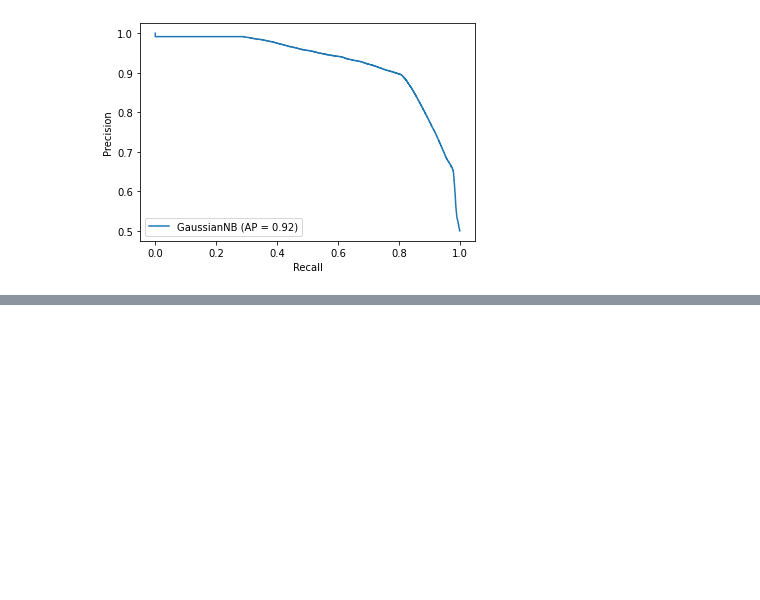
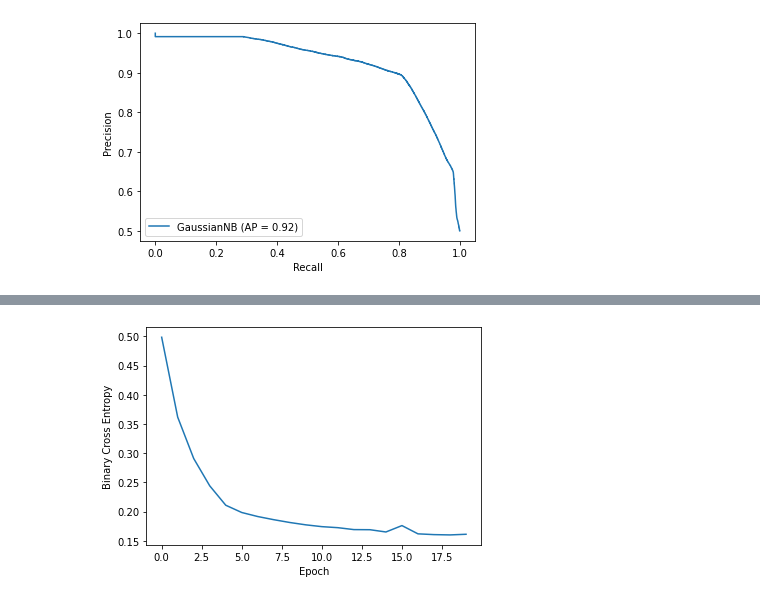
Before and after one commit to nickninov/Fraud-Detection, a Jupyter notebook: Algorithms.ipynb, the cells around one changed output, grey strips where cells are left out. Saved outputs shown, nothing was run; the diff lists cells and outputs as text; code cells hidden in the pictures; blank space fills up the shorter version.

```diff
--- a/Algorithms.ipynb
+++ b/Algorithms.ipynb
@@ -577,0 +770,21 @@ showPlots(gnb, testX, testY)
+# %%
+# Balance the data by using SMOTE
+oversample = SMOTE()
+overX, overY = oversample.fit_resample(X, Y)
+
+# Scale data
+X_scaled = scaler.fit_transform(overX)
+
+# Reshape X form 2d to 3d
+newX = np.array(X_scaled)
+newX = newX.reshape(newX.shape[0], newX.shape[1], 1)
+
+# Split the data into 80% training and 20% testing, make sure data split is consistent (random_state)
+trainX, testX, trainY, testY = train_test_split(newX, overY, test_size = 0.2, random_state = 5)
+
+path = "/content/drive/My Drive/Colab Notebooks/Project/Data/Models/Scaled/More Epochs/Model 1/"
+
+model = keras.models.load_model(path + "RNN_epochs_20_batch_64_SimpleRNN.h5")
+lossHistory = np.genfromtxt(path + "loss.csv", delimiter=',')
+
+print(model.summary())
@@ -577,0 +809,7 @@ showPlots(gnb, testX, testY)
+# %%
+plt.plot(lossHistory)
+plt.xlabel("Epoch")
+plt.ylabel("Binary Cross Entropy")
+plt.show()
+# %% [output]
+[figure, added]
```
Also changed, not shown: parts of 69 cells of this notebook.
